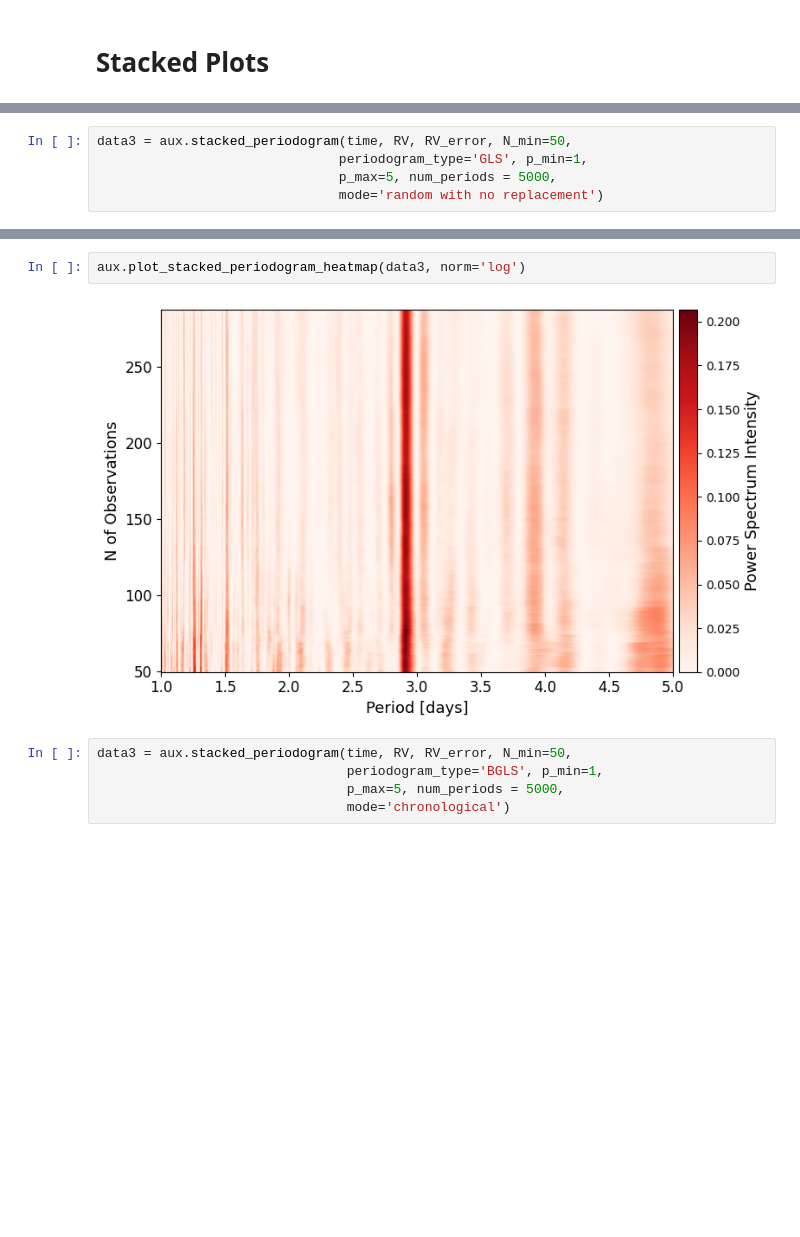
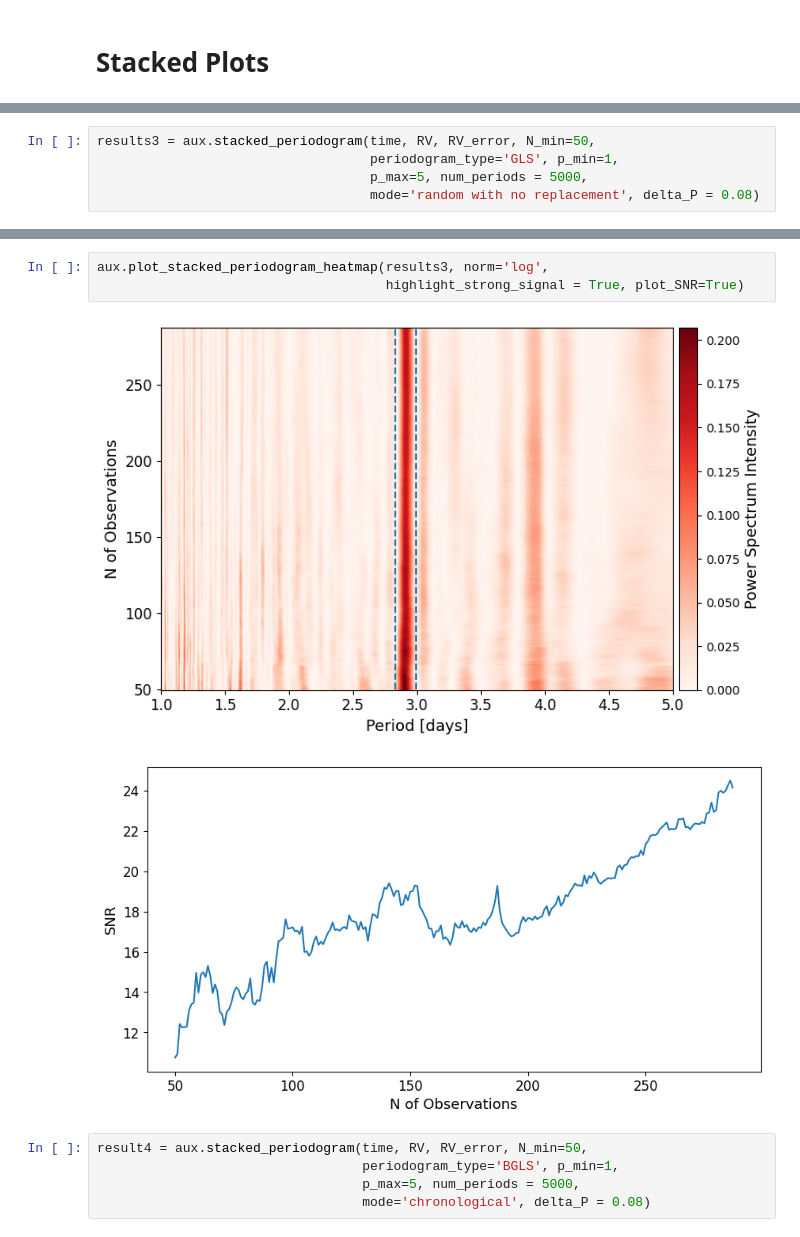
Before and after one commit to cleber-si/SBGLS-Implementation, a Jupyter notebook: Stacked_Periodogram.ipynb, the cells around one changed output, grey strips where cells are left out. Cells and saved outputs as stored; diff of their text form; blank space fills up the shorter version.

```diff
--- a/Stacked_Periodogram.ipynb
+++ b/Stacked_Periodogram.ipynb
@@ -85,6 +97,6 @@ aux.plot_stacked_periodogram_heatmap(data2, norm='log')
 # %%
-data3 = aux.stacked_periodogram(time, RV, RV_error, N_min=50,
-                               periodogram_type='GLS', p_min=1,
-                               p_max=5, num_periods = 5000,
-                               mode='random with no replacement')
+results3 = aux.stacked_periodogram(time, RV, RV_error, N_min=50,
+                                   periodogram_type='GLS', p_min=1,
+                                   p_max=5, num_periods = 5000,
+                                   mode='random with no replacement', delta_P = 0.08)
 # %%
@@ -94,10 +108,12 @@ aux.plot_stacked_periodogram_heatmap(data3, norm='linear')
 # %%
-aux.plot_stacked_periodogram_heatmap(data3, norm='log')
+aux.plot_stacked_periodogram_heatmap(results3, norm='log',
+                                     highlight_strong_signal = True, plot_SNR=True)
 # %% [output]
-[figure, old version]
+[figure, new version]
+[figure, added]
 # %%
-data3 = aux.stacked_periodogram(time, RV, RV_error, N_min=50,
-                                periodogram_type='BGLS', p_min=1,
-                                p_max=5, num_periods = 5000,
-                                mode='chronological')
+result4 = aux.stacked_periodogram(time, RV, RV_error, N_min=50,
+                                  periodogram_type='BGLS', p_min=1,
+                                  p_max=5, num_periods = 5000,
+                                  mode='chronological', delta_P = 0.08)
 # %%
```
Also changed, not shown: parts of 19 cells of this notebook, 1 other file.
